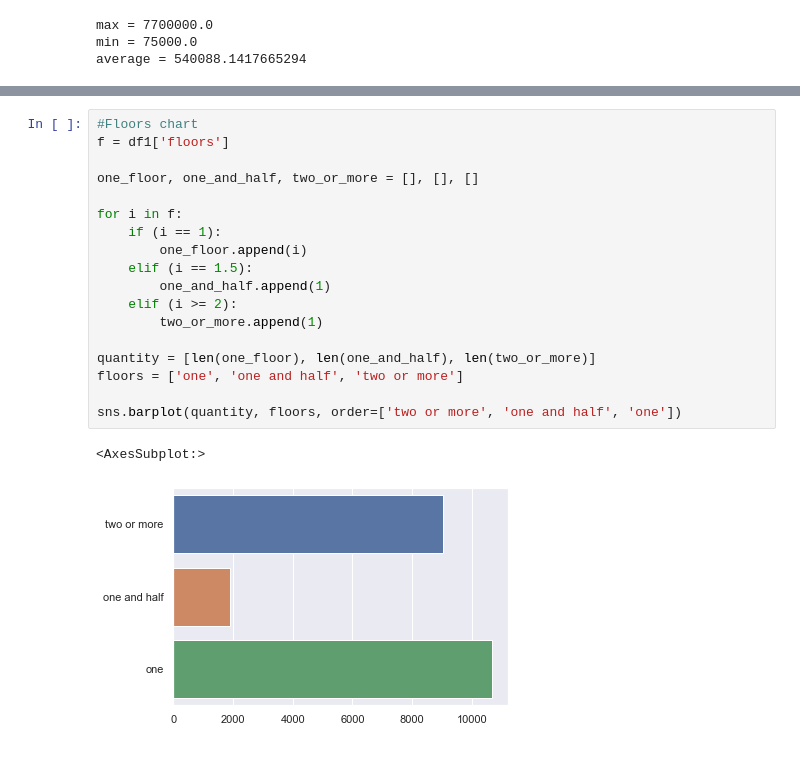
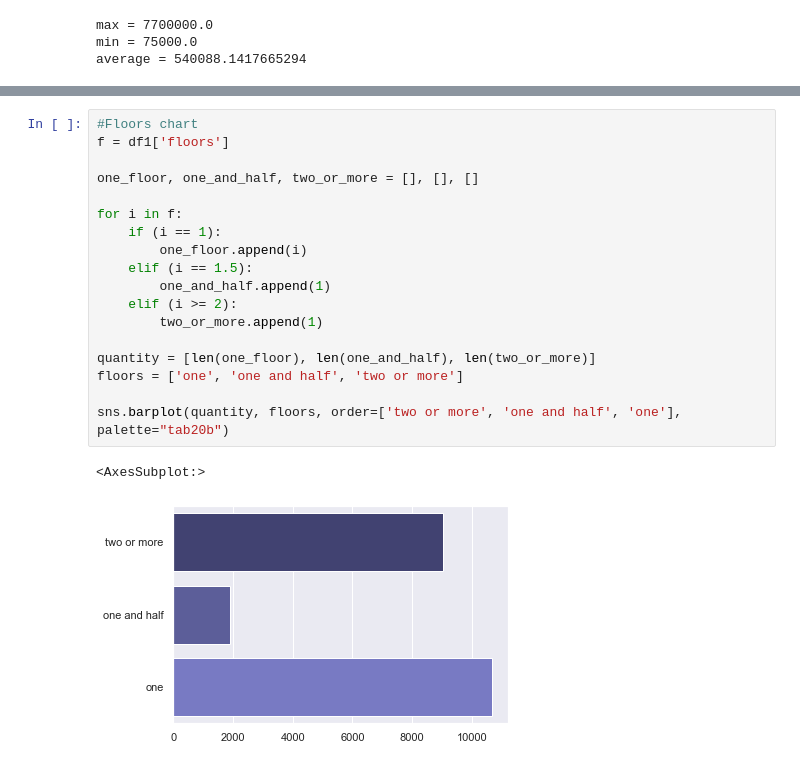
Before and after one commit to Arrinch/eda, a Jupyter notebook: homes.ipynb, the cells around one changed output, grey strips where cells are left out. Drawn from its saved outputs; the diff is of its cells as text.

```diff
--- a/homes.ipynb
+++ b/homes.ipynb
@@ -45,24 +44,24 @@ sns.barplot(quantity, bedrooms, order=['three or more', 'two', 'one'])
 # %%
 #Floors chart
 f = df1['floors']
 
 one_floor, one_and_half, two_or_more = [], [], []
 
 for i in f:
     if (i == 1):
         one_floor.append(i)
     elif (i == 1.5):
         one_and_half.append(1)
     elif (i >= 2):
         two_or_more.append(1)
 
 quantity = [len(one_floor), len(one_and_half), len(two_or_more)]
 floors = ['one', 'one and half', 'two or more']
 
-sns.barplot(quantity, floors, order=['two or more', 'one and half', 'one'])
+sns.barplot(quantity, floors, order=['two or more', 'one and half', 'one'], palette="tab20b")
 # %% [output]
 <AxesSubplot:>
-[figure, old version]
+[figure, new version]
 # %%
 fig, ax = plt.subplots(5, 1, sharex=True, figsize=(20,10))
 
```
Also changed, not shown: parts of 3 cells of this notebook.
